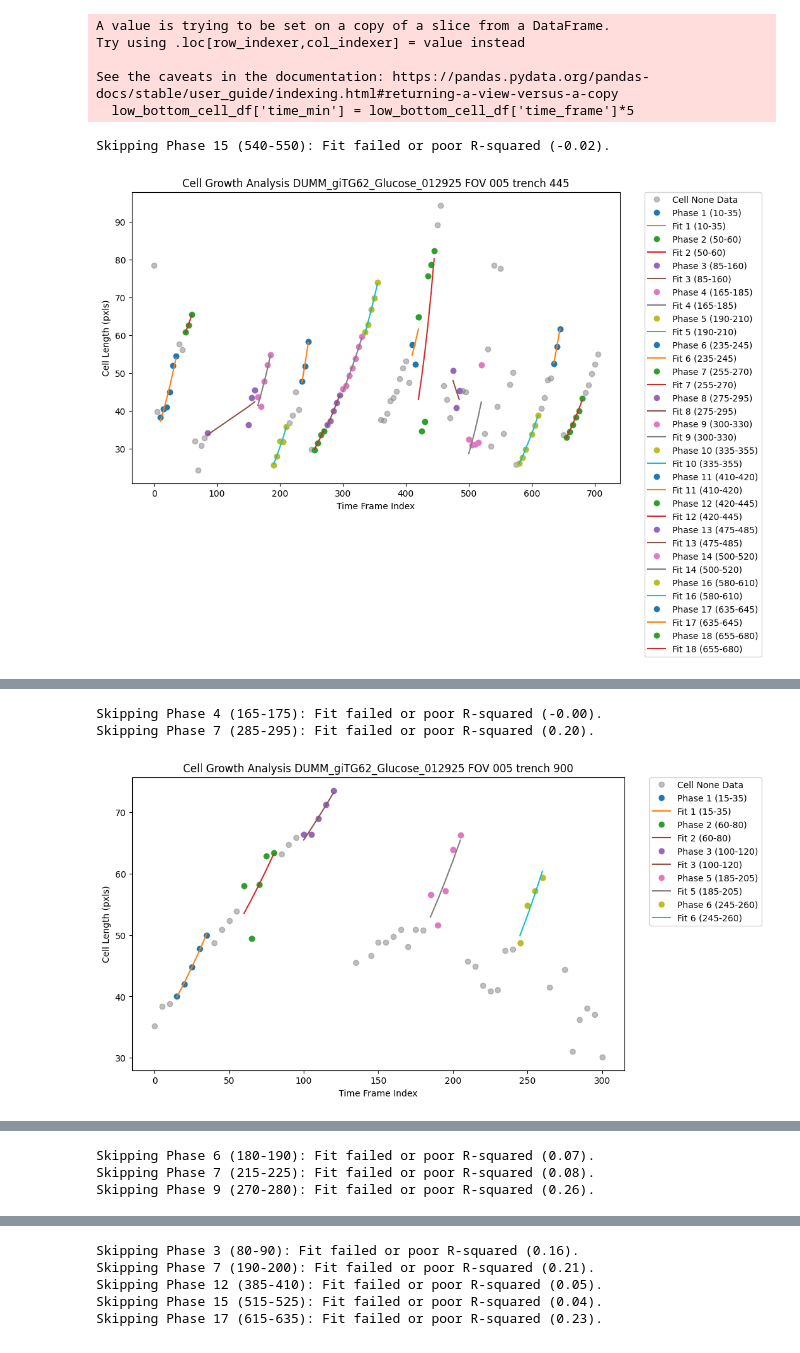
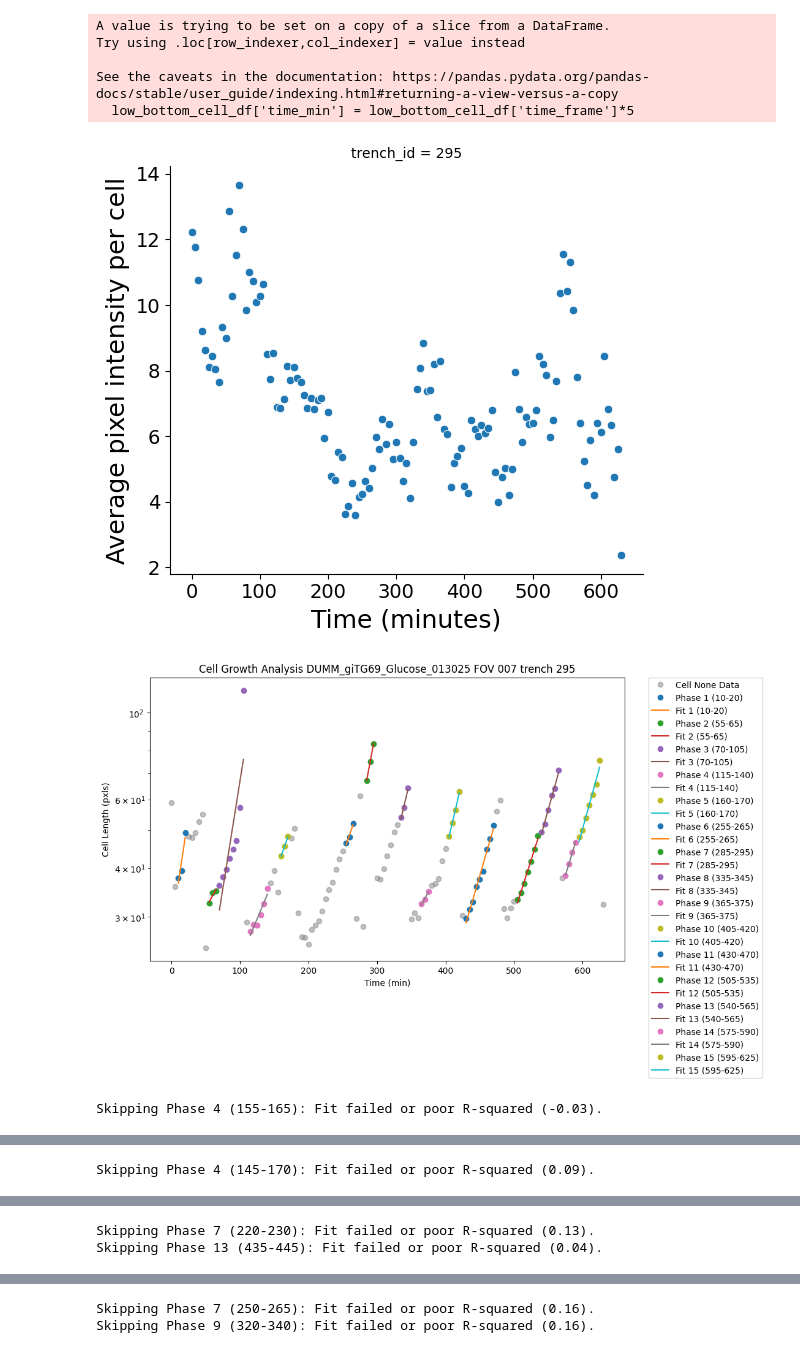
Before and after one commit to nvivanco/Image_analysis, a Jupyter notebook: cell_tracking_whole_kymograph.ipynb, the cells around one changed output, grey strips where cells are left out. Drawn from its saved outputs; the diff is of its cells as text; code cells hidden in the pictures.

```diff
--- a/cell_tracking_whole_kymograph.ipynb
+++ b/cell_tracking_whole_kymograph.ipynb
@@ -44,8 +44,9 @@ def plot_growth_analysis(all_cells_pd, time_col, length_col, folder, fov_id, pea
 
         plt.title(f'Cell Growth Analysis {folder} FOV {fov_id} trench {peak_id}')
 
-    plt.xlabel('Time Frame Index')
+    plt.xlabel('Time (min)')
     plt.ylabel('Cell Length (pxls)')
+    plt.yscale('log')
     plt.legend(bbox_to_anchor=(1.05, 1), loc='upper left', borderaxespad=0.)
     plt.show()
 
@@ -385,37 +489,48 @@ Try using .loc[row_indexer,col_indexer] = value instead
 See the caveats in the documentation: https://pandas.pydata.org/pandas-docs/stable/user_guide/indexing.html#returning-a-view-versus-a-copy
   low_bottom_cell_df['time_min'] = low_bottom_cell_df['time_frame']*5
 # %%
-for folder, fov_dict in lineage_FOV_dict.items():
+for folder, fov_dict in seg_FOV_dict.items():
     growth_all_cells_pd = pd.DataFrame()
     for fov_id in fov_dict.keys():
         ana_peak_ids = fov_dict[fov_id]
         for peak_id in ana_peak_ids:
             cells_tracked_df = low_bottom_cell_df[(low_bottom_cell_df['experiment_name']== folder)
                                                     & (low_bottom_cell_df['FOV']== fov_id)
                                                     & (low_bottom_cell_df['trench_id']== peak_id)]
             #eliminate border detection artifacts
-            filtered_cells = cells_tracked_df[cells_tracked_df['axis_major_length'] <100]
+            filtered_cells = cells_tracked_df[cells_tracked_df['axis_major_length'] <600]
             lin_filename = f'{fov_id}_{peak_id}.tif'
             phase_output_dir = f'/Users/noravivancogonzalez/Documents/DuMM_image_analysis/{folder}/hyperstacked/drift_corrected/rotated/mm_channels/subtracted'
             phase_filepath = os.path.join(phase_output_dir, lin_filename)
             phase_kymograph = tifffile.imread(phase_filepath)
             fluor_output_dir = f'/Users/noravivancogonzalez/Documents/DuMM_image_analysis/{folder}/hyperstacked/drift_corrected/rotated/mm_channels/subtracted/fluor'
             fluor_filepath = os.path.join(fluor_output_dir, lin_filename)
             fluor_kymograph = tifffile.imread(fluor_filepath)
             fig_dir = f'/Users/noravivancogonzalez/Documents/DuMM_image_analysis/cells_detected_{folder}_FOV_{fov_id}_peak_{peak_id}_bottom_cell.png'
             plot_kymograph_cells_id(phase_kymograph, fluor_kymograph,
                                     filtered_cells,
                                     folder, fov_id, peak_id,
                                     fig_dir,
                                     track_id_col=None)
+            g = sns.relplot(data=filtered_cells, x= 'time_min', y= 'intensity_mean_fluor',
+             col = 'trench_id',col_wrap = 5)
+            # Increase x-axis label font size
+            g.set_axis_labels(x_var='Time (minutes)', y_var= 'Average pixel intensity per cell', fontsize=18)
+            for ax in g.axes.flat:
+                ax.tick_params(axis='x', labelsize=14)
+                ax.tick_params(axis='y', labelsize=14)
+
+            sns.despine();
+
             growth_det = plot_growth_analysis(filtered_cells,'time_min', 'axis_major_length',
                                               folder, fov_id, peak_id, prominence=0.1, distance=5, window_size=3);
             if growth_all_cells_pd.empty:
                 growth_all_cells_pd = growth_det
             else:
                 growth_all_cells_pd = pd.concat([growth_all_cells_pd, growth_det], ignore_index=True)
     growth_all_cells_filename = f'/Users/noravivancogonzalez/Documents/DuMM_image_analysis/growth_all_cell_data_{folder}.pkl'
     growth_all_cells_pd.to_pickle(growth_all_cells_filename)
 # %% [output]
+[figure, new version]
+[figure, new version]
-Skipping Phase 15 (540-550): Fit failed or poor R-squared (-0.02).
+Skipping Phase 4 (155-165): Fit failed or poor R-squared (-0.03).
-[figure, old version]
@@ -422,3 +539 @@ Skipping Phase 15 (540-550): Fit failed or poor R-squared (-0.02).
-Skipping Phase 4 (165-175): Fit failed or poor R-squared (-0.00).
-Skipping Phase 7 (285-295): Fit failed or poor R-squared (0.20).
+Skipping Phase 4 (145-170): Fit failed or poor R-squared (0.09).
-[figure, old version]
@@ -425,3 +542,2 @@ Skipping Phase 7 (285-295): Fit failed or poor R-squared (0.20).
-Skipping Phase 6 (180-190): Fit failed or poor R-squared (0.07).
-Skipping Phase 7 (215-225): Fit failed or poor R-squared (0.08).
-Skipping Phase 9 (270-280): Fit failed or poor R-squared (0.26).
+Skipping Phase 7 (220-230): Fit failed or poor R-squared (0.13).
+Skipping Phase 13 (435-445): Fit failed or poor R-squared (0.04).
@@ -429,5 +546,2 @@ Skipping Phase 9 (270-280): Fit failed or poor R-squared (0.26).
-Skipping Phase 3 (80-90): Fit failed or poor R-squared (0.16).
-Skipping Phase 7 (190-200): Fit failed or poor R-squared (0.21).
-Skipping Phase 12 (385-410): Fit failed or poor R-squared (0.05).
-Skipping Phase 15 (515-525): Fit failed or poor R-squared (0.04).
-Skipping Phase 17 (615-635): Fit failed or poor R-squared (0.23).
+Skipping Phase 7 (250-265): Fit failed or poor R-squared (0.16).
+Skipping Phase 9 (320-340): Fit failed or poor R-squared (0.16).
```
Also changed, not shown: parts of 19 cells of this notebook, 1 other file.
